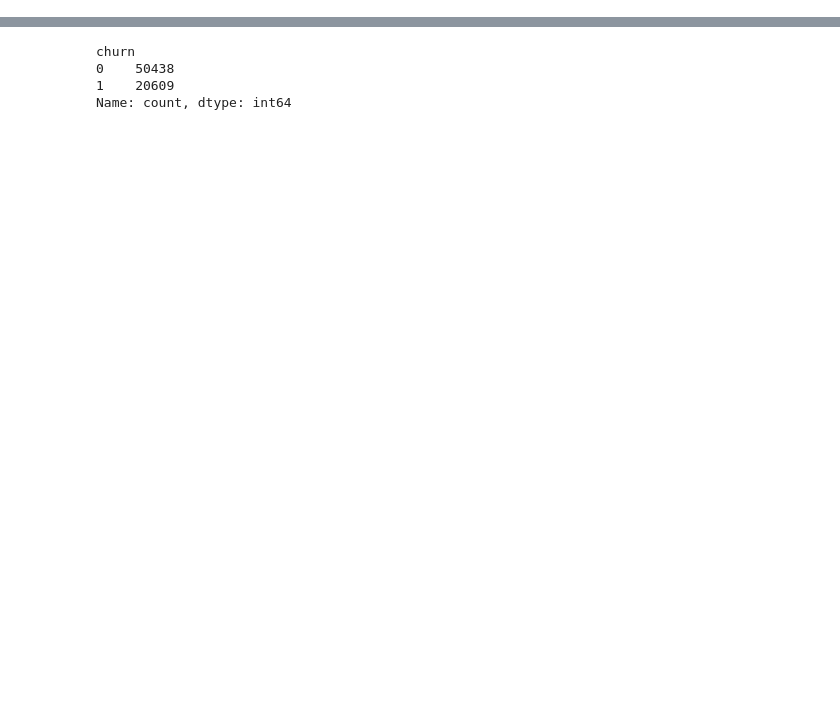
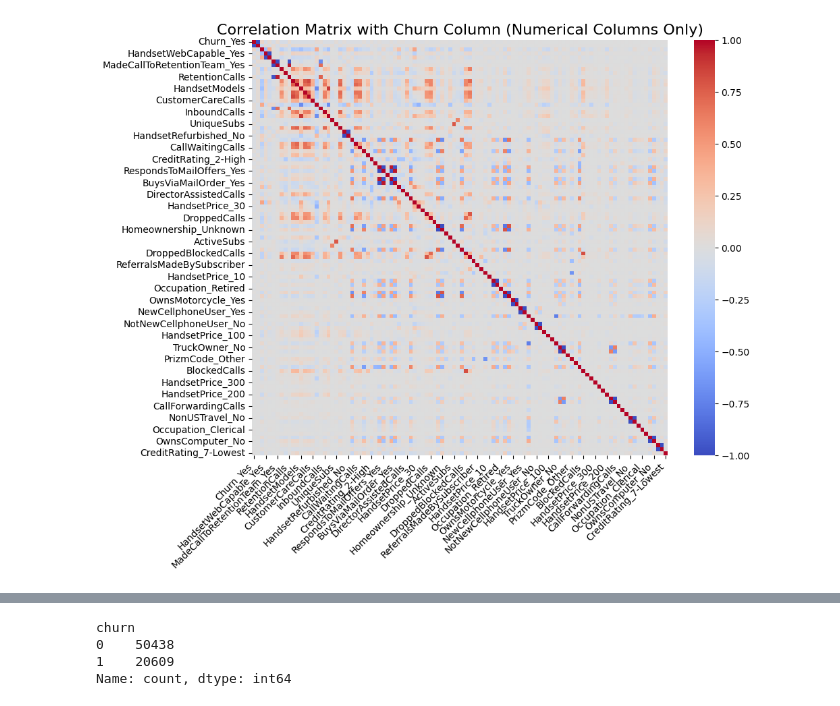
Before and after one commit to GrzegKrajewski/Masters_churn, a Jupyter notebook: code_masters_gk.ipynb, the cells around one changed output, grey strips where cells are left out. Cells and saved outputs as stored; diff of their text form; code cells hidden in the pictures; blank space fills up the shorter version.

```diff
--- a/code_masters_gk.ipynb
+++ b/code_masters_gk.ipynb
@@ -42,0 +50,29 @@ df
+# %%
+df=df.dropna()
+# %%
+df=df.drop(columns=['CustomerID','ServiceArea'])
+# %%
+df=pd.get_dummies(df)
+# %%
+corr_matrix = df.corr()
+
+# Extract the correlations involving the churn column (assuming 'churn_label_Yes' is in numerical_cols)
+columns_of_interest = corr_matrix['Churn_Yes'].abs().sort_values(ascending=False).index
+selected_corr_matrix = corr_matrix.loc[columns_of_interest, columns_of_interest]
+
+# Plot the correlation matrix with variable labels but no axis labels
+plt.figure(figsize=(10, 8))
+sns.heatmap(selected_corr_matrix, annot=False, cmap='coolwarm', vmin=-1, vmax=1, cbar=True, square=True)
+
+# Remove axis labels but keep the variable labels
+plt.title('Correlation Matrix with Churn Column (Numerical Columns Only)', fontsize=16)
+plt.xlabel('')
+plt.ylabel('')
+
+# Adjust tick labels
+plt.xticks(rotation=45, ha='right')
+plt.yticks(rotation=0)
+
+plt.show()
+# %% [output]
+[figure, added]
```
Also changed, not shown: parts of 8 cells of this notebook, 2 other files.
